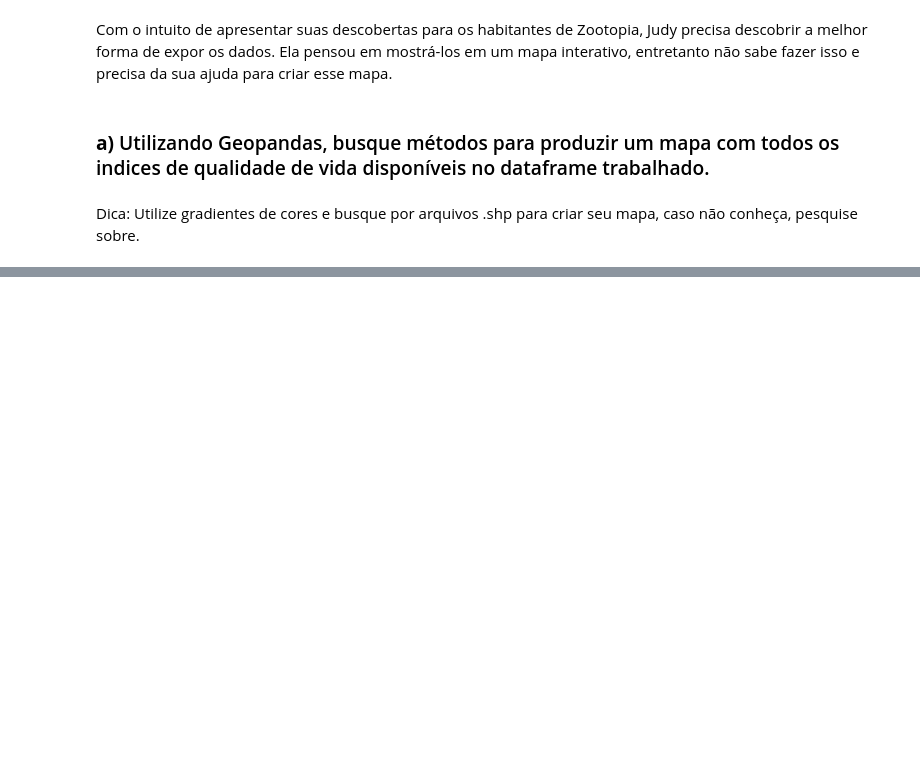
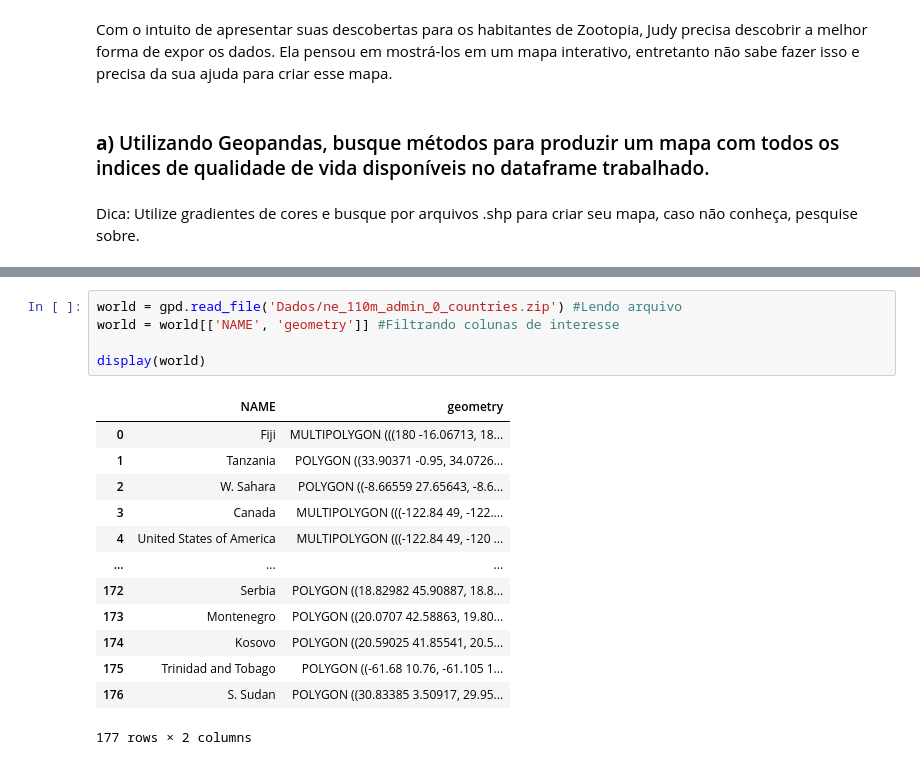
Before and after one commit to lsjesus/feadev_caseps, a Jupyter notebook: Case Avançado.ipynb, the cells around one changed output, grey strips where cells are left out. Drawn from its saved outputs; the diff is of its cells as text; blank space fills up the shorter version.

```diff
--- a/Case Avançado.ipynb
+++ b/Case Avançado.ipynb
@@ -193,0 +249,19 @@ Dica: Utilize gradientes de cores e busque por arquivos .shp para criar seu mapa
+# %%
+world = gpd.read_file('Dados/ne_110m_admin_0_countries.zip') #Lendo arquivo
+world = world[['NAME', 'geometry']] #Filtrando colunas de interesse
+
+display(world)
+# %% [output]
+|  | NAME | geometry |
+| 0 | Fiji | MULTIPOLYGON (((180 -16.06713, 18... |
+| 1 | Tanzania | POLYGON ((33.90371 -0.95, 34.0726... |
+| 2 | W. Sahara | POLYGON ((-8.66559 27.65643, -8.6... |
+| 3 | Canada | MULTIPOLYGON (((-122.84 49, -122.... |
+| 4 | United States of America | MULTIPOLYGON (((-122.84 49, -120 ... |
+| ... | ... | ... |
+| 172 | Serbia | POLYGON ((18.82982 45.90887, 18.8... |
+| 173 | Montenegro | POLYGON ((20.0707 42.58863, 19.80... |
+| 174 | Kosovo | POLYGON ((20.59025 41.85541, 20.5... |
+| 175 | Trinidad and Tobago | POLYGON ((-61.68 10.76, -61.105 1... |
+| 176 | S. Sudan | POLYGON ((30.83385 3.50917, 29.95... |
+177 rows × 2 columns
```
Also changed, not shown: parts of 13 cells of this notebook, 1 other file.
